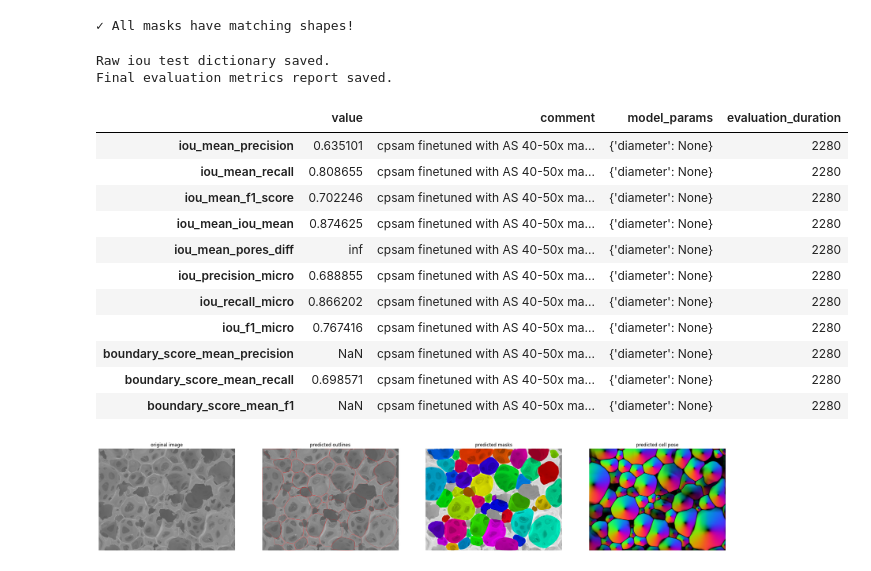
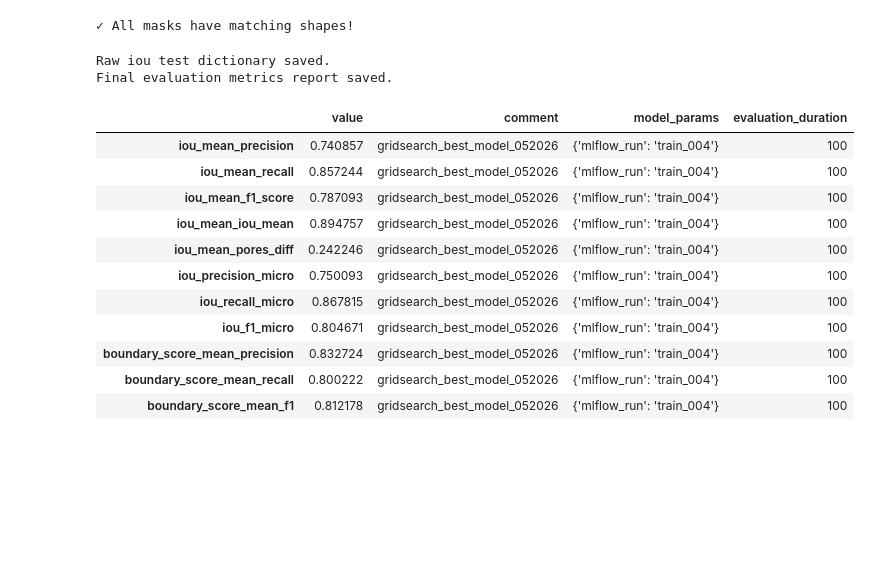
Before and after one commit to DWalicki95/MaterialsVision, a Jupyter notebook: notebooks/cellpose_finetuned_evaluation.ipynb, the cells around one changed output. Cells and saved outputs as stored; diff of their text form; code cells hidden in the pictures; blank space fills up the shorter version.

```diff
--- a/notebooks/cellpose_finetuned_evaluation.ipynb
+++ b/notebooks/cellpose_finetuned_evaluation.ipynb
@@ -592,6 +657,11 @@ Loading cached prediction: b9b7c6cd-AS2_40_24_jpg.rf.2cd13841333aa42fd594597a831
+# %%
+pred_masks_paths_list = sorted([x for x in list(pred_dir.glob('*'))])
+# %%
+pred_masks = [imread(x) for x in pred_masks_paths_list]
+# %%
+true_masks_path = sorted([x for x in list(dataset_path.glob('*_masks.tif')) ])
 # %%
-true_masks = [x['true_mask'] for x in dataset]
-pred_masks = [x['pred_mask'] for x in dataset]
+true_masks = [imread(x) for x in true_masks_path]
 # %%
 iou_results = iou_scores_batch(
     true_masks=true_masks,
@@ -663,30 +733,31 @@ bs_precision_all, bs_recall_all, bs_fscore_all = boundary_scores_batched(
 )
 # %%
 summarize_evaluation(
-    output_filename='evaluation_cellpose_finetuned',
+    output_filename='evaluation_cellpose_finetuned_gridsearch_best',
+    output_directory_path=Path('/home/dwalicki/results/maski/maski_cellpose_finetuned_diameter/results'),
     iou_results=iou_results,
     boundary_score_precision_all=bs_precision_all,
     boundary_score_recall_all=bs_recall_all,
     boundary_score_fscore_all=bs_fscore_all,
-    evaluation_comment='cpsam finetuned with AS 40-50x magnifications',
+    evaluation_comment='gridsearch_best_model_052026',
     save_raw_iou_results=True,
     save_final_results=True,
-    model_params={'diameter': None},
-    evaluating_duration=38*60,
+    model_params={'mlflow_run': 'train_004'},
+    evaluating_duration=100,
     add_today_datetime_to_filename=True
 )
 # %% [output]
 Raw iou test dictionary saved.
 Final evaluation metrics report saved.
 |  | value | comment | model_params | evaluation_duration |
-| iou_mean_precision | 0.635101 | cpsam finetuned with AS 40-50x ma... | {'diameter': None} | 2280 |
-| iou_mean_recall | 0.808655 | cpsam finetuned with AS 40-50x ma... | {'diameter': None} | 2280 |
-| iou_mean_f1_score | 0.702246 | cpsam finetuned with AS 40-50x ma... | {'diameter': None} | 2280 |
-| iou_mean_iou_mean | 0.874625 | cpsam finetuned with AS 40-50x ma... | {'diameter': None} | 2280 |
-| iou_mean_pores_diff | inf | cpsam finetuned with AS 40-50x ma... | {'diameter': None} | 2280 |
-| iou_precision_micro | 0.688855 | cpsam finetuned with AS 40-50x ma... | {'diameter': None} | 2280 |
-| iou_recall_micro | 0.866202 | cpsam finetuned with AS 40-50x ma... | {'diameter': None} | 2280 |
-| iou_f1_micro | 0.767416 | cpsam finetuned with AS 40-50x ma... | {'diameter': None} | 2280 |
-| boundary_score_mean_precision | NaN | cpsam finetuned with AS 40-50x ma... | {'diameter': None} | 2280 |
-| boundary_score_mean_recall | 0.698571 | cpsam finetuned with AS 40-50x ma... | {'diameter': None} | 2280 |
-| boundary_score_mean_f1 | NaN | cpsam finetuned with AS 40-50x ma... | {'diameter': None} | 2280 |
+| iou_mean_precision | 0.740857 | gridsearch_best_model_052026 | {'mlflow_run': 'train_004'} | 100 |
+| iou_mean_recall | 0.857244 | gridsearch_best_model_052026 | {'mlflow_run': 'train_004'} | 100 |
+| iou_mean_f1_score | 0.787093 | gridsearch_best_model_052026 | {'mlflow_run': 'train_004'} | 100 |
+| iou_mean_iou_mean | 0.894757 | gridsearch_best_model_052026 | {'mlflow_run': 'train_004'} | 100 |
+| iou_mean_pores_diff | 0.242246 | gridsearch_best_model_052026 | {'mlflow_run': 'train_004'} | 100 |
+| iou_precision_micro | 0.750093 | gridsearch_best_model_052026 | {'mlflow_run': 'train_004'} | 100 |
+| iou_recall_micro | 0.867815 | gridsearch_best_model_052026 | {'mlflow_run': 'train_004'} | 100 |
+| iou_f1_micro | 0.804671 | gridsearch_best_model_052026 | {'mlflow_run': 'train_004'} | 100 |
+| boundary_score_mean_precision | 0.832724 | gridsearch_best_model_052026 | {'mlflow_run': 'train_004'} | 100 |
+| boundary_score_mean_recall | 0.800222 | gridsearch_best_model_052026 | {'mlflow_run': 'train_004'} | 100 |
+| boundary_score_mean_f1 | 0.812178 | gridsearch_best_model_052026 | {'mlflow_run': 'train_004'} | 100 |
@@ -697,13 +763,0 @@ flows = [x['flows'] for x in dataset]
-# %%
-visualize_results(
-    imgs=imgs,
-    pred_masks=pred_masks,
-    flows=flows,
-    img_idx_to_visualize=0,
-    save_subsample=True,
-    add_today_datetime_to_filename=True,
-    output_directory_path=dataset_path.parent,
-    evaluation_comment='cpsam finetuned with AS 40-50x magnifications'
-)
-# %% [output]
-[figure, removed]
```
Also changed, not shown: parts of 18 cells of this notebook, 52 other files.
